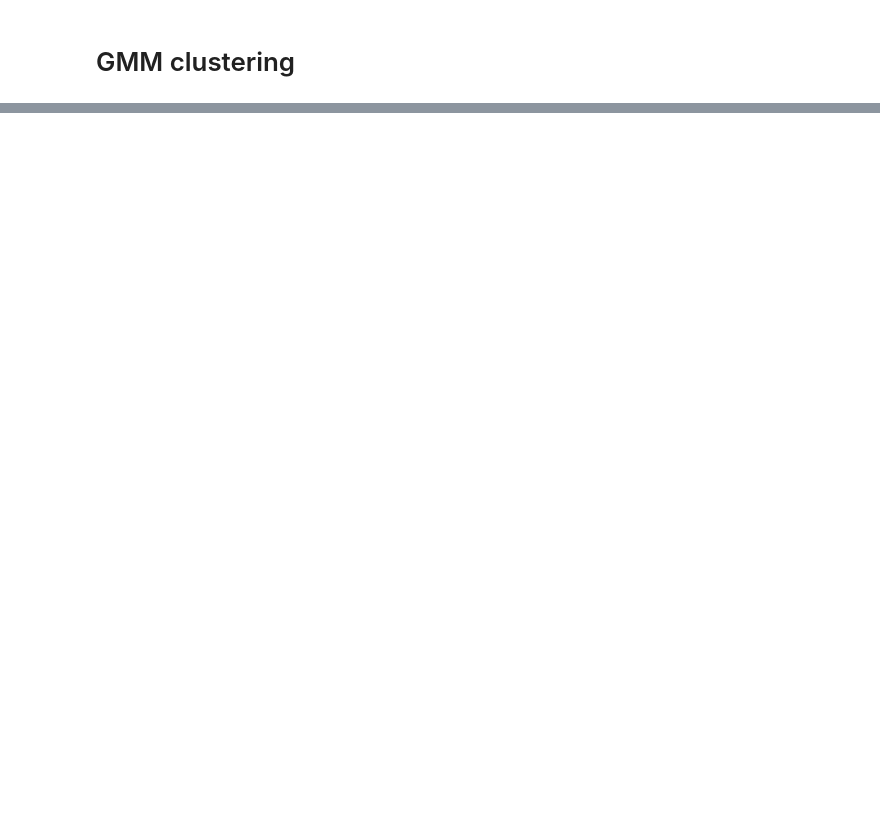
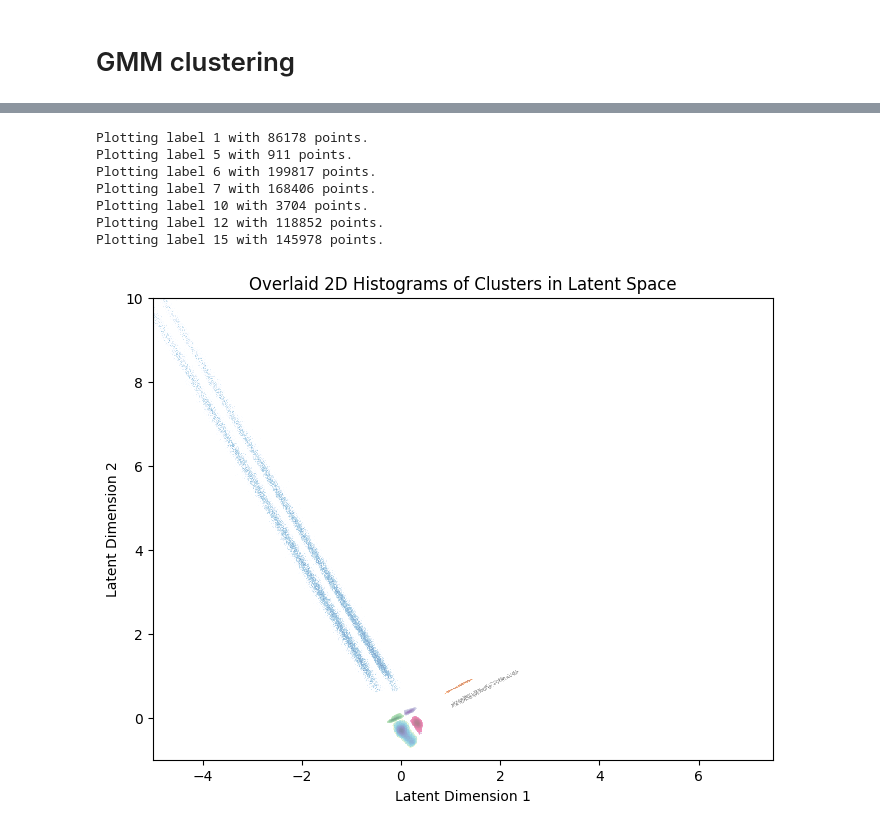
Before and after one commit to misong2002/Reprot_DataMining_2025A_Mingzhuo, a Jupyter notebook: note/read_physics_data.ipynb, the cells around one changed output, grey strips where cells are left out. Drawn from its saved outputs; the diff is of its cells as text; code cells hidden in the pictures; blank space fills up the shorter version.

```diff
--- a/note/read_physics_data.ipynb
+++ b/note/read_physics_data.ipynb
@@ -179,0 +219,45 @@ plt.show()
+# %%
+import matplotlib.pyplot as plt
+from matplotlib.colors import LogNorm
+
+labels = hdb_data['labels']
+unique_labels = np.unique(labels)
+
+colors_list = ['Blues', 'Oranges', 'Greens', 'Purples', 'Greys', 'YlGnBu', 'PuRd']
+
+fig, ax = plt.subplots(figsize=(8, 6))
+bins=(np.linspace(-5, 7.5, 1000), np.linspace(-1, 10, 1000))
+color_flag = 0
+for label in unique_labels:
+    if label == -1:
+        continue
+
+    label_mask = (labels == label)
+    if np.sum(label_mask) < number_of_points*0.001:
+        continue
+    print(f"Plotting label {label} with {np.sum(label_mask)} points.")
+    ax.hist2d(
+        z1[label_mask],
+        z2[label_mask],
+        bins=bins,
+        cmap=colors_list[color_flag],
+        norm=LogNorm(),
+        alpha=0.5    # 关键：半透明叠加
+    )
+
+    color_flag = (color_flag + 1) % len(colors_list)
+
+ax.set_xlabel('Latent Dimension 1')
+ax.set_ylabel('Latent Dimension 2')
+ax.set_title('Overlaid 2D Histograms of Clusters in Latent Space')
+
+plt.show()
+# %% [output]
+Plotting label 1 with 86178 points.
+Plotting label 5 with 911 points.
+Plotting label 6 with 199817 points.
+Plotting label 7 with 168406 points.
+Plotting label 10 with 3704 points.
+Plotting label 12 with 118852 points.
+Plotting label 15 with 145978 points.
+[figure, added]
```
Also changed, not shown: parts of 38 cells of this notebook, 4 other files.
